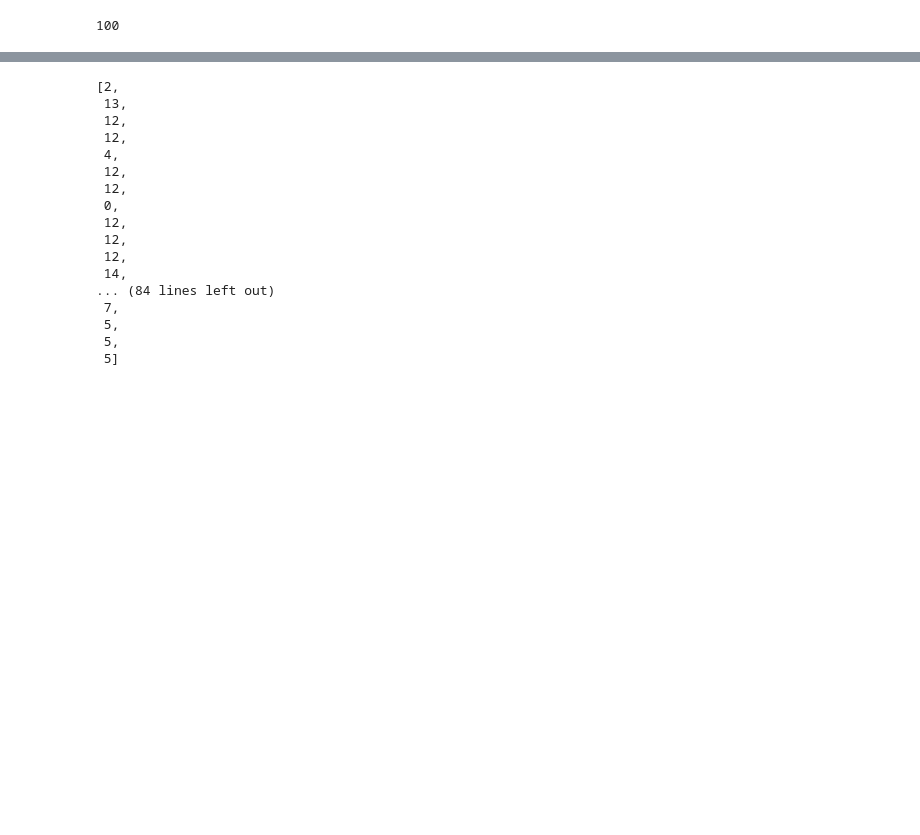
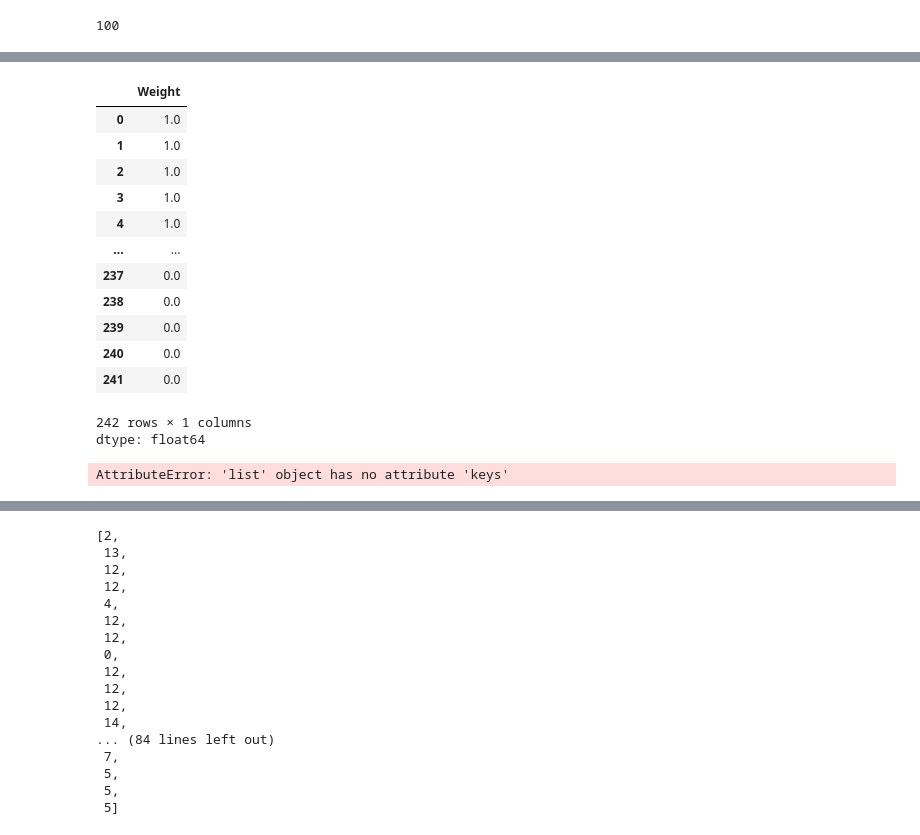
Before and after one commit to markajbell/BH, a Jupyter notebook: dikstra.ipynb, the cells around one changed output, grey strips where cells are left out. Cells and saved outputs as stored; diff of their text form; code cells hidden in the pictures; blank space fills up the shorter version.

```diff
--- a/dikstra.ipynb
+++ b/dikstra.ipynb
@@ -427,3 +579,38 @@ Updated edges list after appending df_source_nodes:
+# %%
+# prompt: if new_edges_df.Weight = "NaN" then set Weight == 1
+
+new_edges_df.loc[new_edges_df['Weight'].isna(), 'Weight'] = 1
+# %%
+new_edges_df['Weight']
+# %% [output]
+|  | Weight |
+| 0 | 1.0 |
+| 1 | 1.0 |
+| 2 | 1.0 |
+| 3 | 1.0 |
+| 4 | 1.0 |
+| ... | ... |
+| 237 | 0.0 |
+| 238 | 0.0 |
+| 239 | 0.0 |
+| 240 | 0.0 |
+| 241 | 0.0 |
+242 rows × 1 columns
+dtype: float64
+# %%
+source = new_edges_df['source']
+source = source.tolist()
+source
+target = new_edges_df['target']
+target = target.tolist()
+#target
+Weight = new_edges_df['Weight']
+Weight = Weight.tolist()
+#Weight
+#source = int(source)
+source.keys
+# %% [output]
+AttributeError: 'list' object has no attribute 'keys'
 # %%
 #Driver Code Starts{
 import heapq
```
Also changed, not shown: parts of 30 cells of this notebook.
